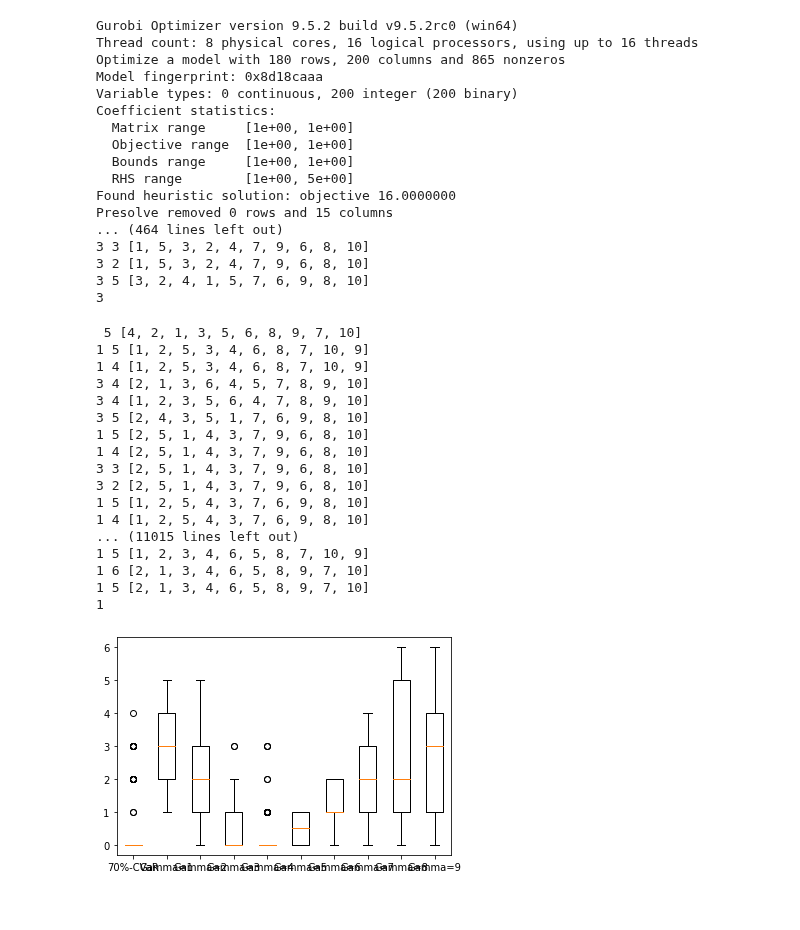
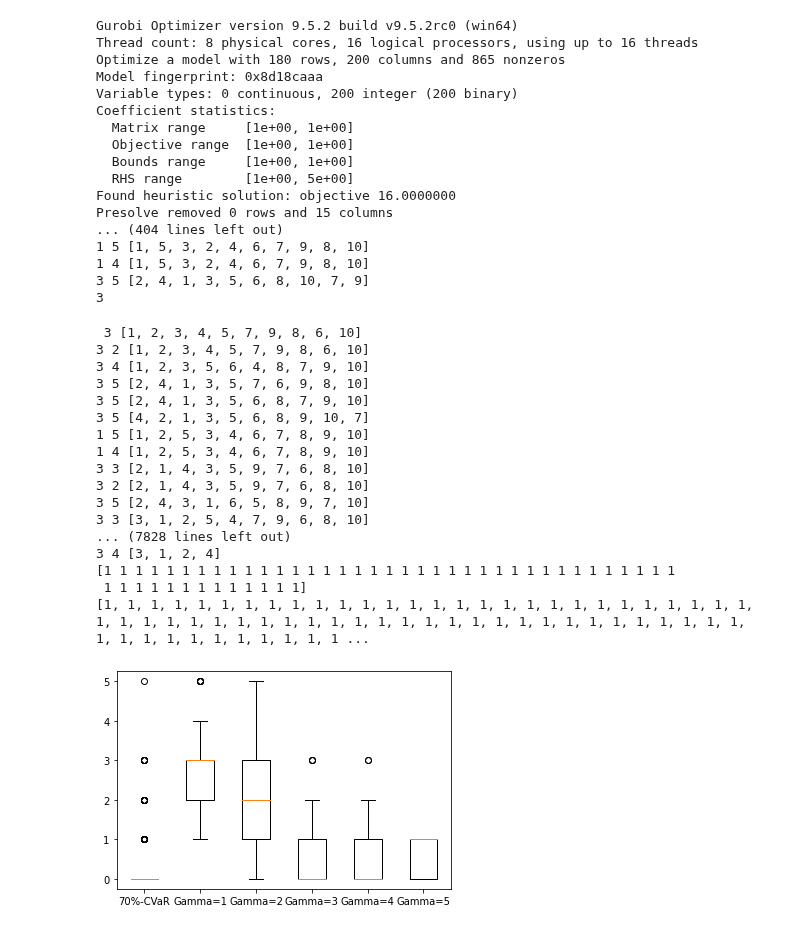
Before and after one commit to ikumadaiki/CPMP, a Jupyter notebook: instance.ipynb, the cells around one changed output. Saved outputs shown, nothing was run; the diff lists cells and outputs as text; code cells hidden in the pictures.

```diff
--- a/instance.ipynb
+++ b/instance.ipynb
@@ -133,7 +125,7 @@ def IPS6(ship_num,stack_num,height,n,size,beta):
     penalty=np.sort(penalty)
     penalty=penalty[round(0.95*size):]
 # %%
-inst=[[5,5,[3,2,2,2,1,2,2,2,1,3]],[6,4,[3,2,2,2,1,2,2,2,1,3]],[4,4,[2,3,3,1,3]],[6,6,[2,3,1,3,2,3,2,4,3,2]],[6,6,[3,4,2,2,3,2,1,2,1,2,3,2]],[6,4,[2,2,3,2,4,2]]]
+inst=[[5,5,[3,2,2,2,1,2,2,2,1,3]],[6,4,[3,2,2,2,1,2,2,2,1,3]],[4,4,[2,3,3,1,3]],[6,6,[2,3,1,3,2,3,2,4,3,2]],[6,6,[3,4,2,2,3,2,1,2,1,2,3,2]],[6,4,[2,2,3,2,4,2]],[3,4,[1,2,3,2]]]
 pcvar=[]
 for i in inst:
   ship_num=len(i[2])
@@ -307,53 +299,53 @@ def robust(ship_num,stack_num,height,n,Gamma,size):
 # %%
 data=(tuple(pcvar),)
 l=["70%-CVaR"]
-for g in range(1,10):
+for g in range(1,6):
   size=1000
   prob=[]
   for i in inst:
     ship_num=len(i[2])
     robust(ship_num,i[0],i[1],i[2],g,size)
     prob+=list(penalty_r)
     print(prob)
   data+=(tuple(prob),)
   l.append("Gamma="+str(g))
   # print("data=",data)
 import matplotlib.pyplot as plt
 plt.boxplot(data,labels=l)
 plt.show()
 # %% [output]
 Gurobi Optimizer version 9.5.2 build v9.5.2rc0 (win64)
 Thread count: 8 physical cores, 16 logical processors, using up to 16 threads
 Optimize a model with 180 rows, 200 columns and 865 nonzeros
 Model fingerprint: 0x8d18caaa
 Variable types: 0 continuous, 200 integer (200 binary)
 Coefficient statistics:
   Matrix range     [1e+00, 1e+00]
   Objective range  [1e+00, 1e+00]
   Bounds range     [1e+00, 1e+00]
   RHS range        [1e+00, 5e+00]
 Found heuristic solution: objective 16.0000000
 Presolve removed 0 rows and 15 columns
-... (464 lines left out)
-3 3 [1, 5, 3, 2, 4, 7, 9, 6, 8, 10]
-3 2 [1, 5, 3, 2, 4, 7, 9, 6, 8, 10]
-3 5 [3, 2, 4, 1, 5, 7, 6, 9, 8, 10]
+... (404 lines left out)
+1 5 [1, 5, 3, 2, 4, 6, 7, 9, 8, 10]
+1 4 [1, 5, 3, 2, 4, 6, 7, 9, 8, 10]
+3 5 [2, 4, 1, 3, 5, 6, 8, 10, 7, 9]
 3
- 5 [4, 2, 1, 3, 5, 6, 8, 9, 7, 10]
-1 5 [1, 2, 5, 3, 4, 6, 8, 7, 10, 9]
-1 4 [1, 2, 5, 3, 4, 6, 8, 7, 10, 9]
-3 4 [2, 1, 3, 6, 4, 5, 7, 8, 9, 10]
-3 4 [1, 2, 3, 5, 6, 4, 7, 8, 9, 10]
-3 5 [2, 4, 3, 5, 1, 7, 6, 9, 8, 10]
-1 5 [2, 5, 1, 4, 3, 7, 9, 6, 8, 10]
-1 4 [2, 5, 1, 4, 3, 7, 9, 6, 8, 10]
-3 3 [2, 5, 1, 4, 3, 7, 9, 6, 8, 10]
-3 2 [2, 5, 1, 4, 3, 7, 9, 6, 8, 10]
-1 5 [1, 2, 5, 4, 3, 7, 6, 9, 8, 10]
-1 4 [1, 2, 5, 4, 3, 7, 6, 9, 8, 10]
-... (11015 lines left out)
-1 5 [1, 2, 3, 4, 6, 5, 8, 7, 10, 9]
-1 6 [2, 1, 3, 4, 6, 5, 8, 9, 7, 10]
-1 5 [2, 1, 3, 4, 6, 5, 8, 9, 7, 10]
-1
+ 3 [1, 2, 3, 4, 5, 7, 9, 8, 6, 10]
+3 2 [1, 2, 3, 4, 5, 7, 9, 8, 6, 10]
+3 4 [1, 2, 3, 5, 6, 4, 8, 7, 9, 10]
+3 5 [2, 4, 1, 3, 5, 7, 6, 9, 8, 10]
+3 5 [2, 4, 1, 3, 5, 6, 8, 7, 9, 10]
+3 5 [4, 2, 1, 3, 5, 6, 8, 9, 10, 7]
+1 5 [1, 2, 5, 3, 4, 6, 7, 8, 9, 10]
+1 4 [1, 2, 5, 3, 4, 6, 7, 8, 9, 10]
+3 3 [2, 1, 4, 3, 5, 9, 7, 6, 8, 10]
+3 2 [2, 1, 4, 3, 5, 9, 7, 6, 8, 10]
+3 5 [2, 4, 3, 1, 6, 5, 8, 9, 7, 10]
+3 3 [3, 1, 2, 5, 4, 7, 9, 6, 8, 10]
+... (7828 lines left out)
+3 4 [3, 1, 2, 4]
+[1 1 1 1 1 1 1 1 1 1 1 1 1 1 1 1 1 1 1 1 1 1 1 1 1 1 1 1 1 1 1 1 1 1 1 1 1
+ 1 1 1 1 1 1 1 1 1 1 1 1 1]
+[1, 1, 1, 1, 1, 1, 1, 1, 1, 1, 1, 1, 1, 1, 1, 1, 1, 1, 1, 1, 1, 1, 1, 1, 1, 1, 1, 1, 1, 1, 1, 1, 1, 1, 1, 1, 1, 1, 1, 1, 1, 1, 1, 1, 1, 1, 1, 1, 1, 1, 1, 1, 1, 1, 1, 1, 1, 1, 1, 1, 1, 1, 1, 1, 1, 1, 1 ...
-[figure, old version]
+[figure, new version]
```
Also changed, not shown: parts of 2 cells of this notebook, 1 other file.
